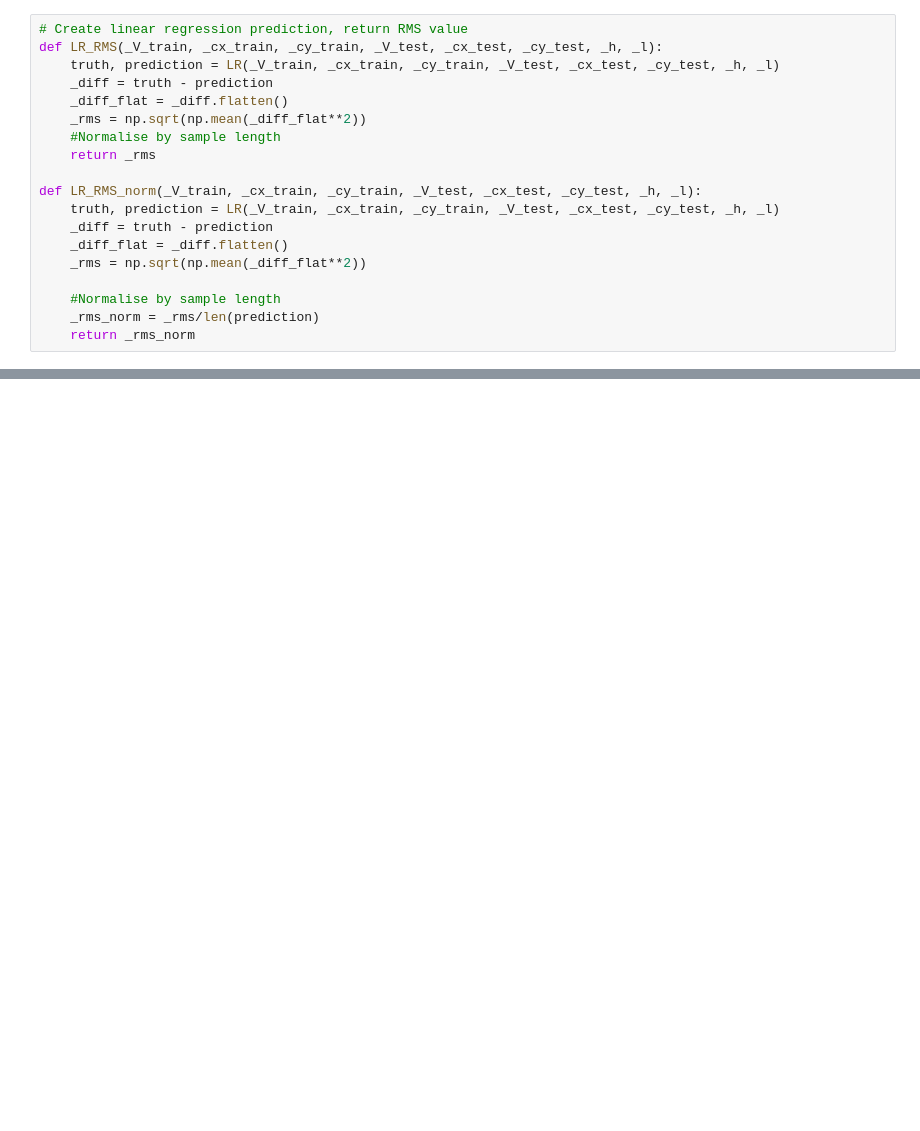
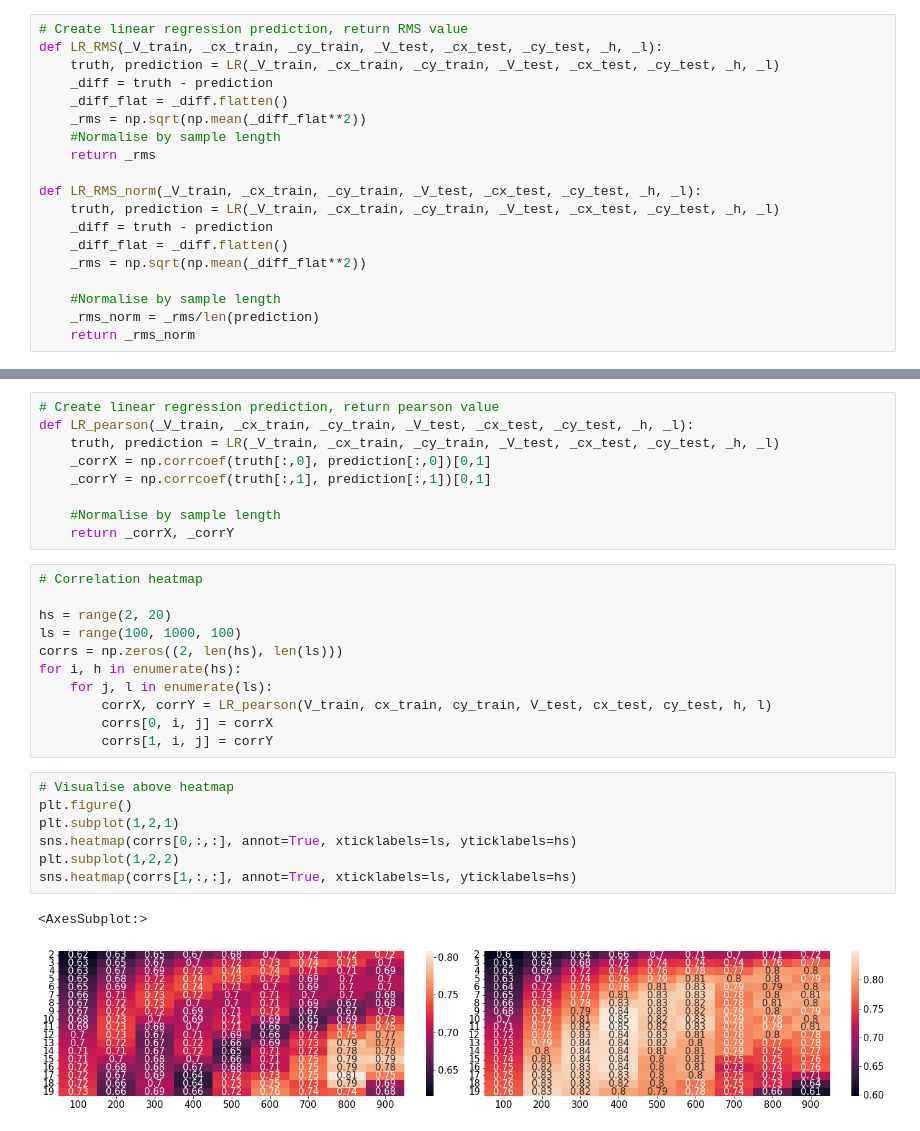
Before and after one commit to rnatarajan98/eCoG_Joystick_Analysis, a Jupyter notebook: GLM.ipynb, the cells around one changed output, grey strips where cells are left out. Drawn from its saved outputs; the diff is of its cells as text; blank space fills up the shorter version.

```diff
--- a/GLM.ipynb
+++ b/GLM.ipynb
@@ -216,0 +232,30 @@ sns.heatmap(rmss, annot=True, xticklabels=ls, yticklabels=hs)
+# %%
+# Create linear regression prediction, return pearson value
+def LR_pearson(_V_train, _cx_train, _cy_train, _V_test, _cx_test, _cy_test, _h, _l):
+    truth, prediction = LR(_V_train, _cx_train, _cy_train, _V_test, _cx_test, _cy_test, _h, _l)
+    _corrX = np.corrcoef(truth[:,0], prediction[:,0])[0,1]
+    _corrY = np.corrcoef(truth[:,1], prediction[:,1])[0,1]
+
+    #Normalise by sample length
+    return _corrX, _corrY
+# %%
+# Correlation heatmap
+
+hs = range(2, 20)
+ls = range(100, 1000, 100)
+corrs = np.zeros((2, len(hs), len(ls)))
+for i, h in enumerate(hs):
+    for j, l in enumerate(ls):
+        corrX, corrY = LR_pearson(V_train, cx_train, cy_train, V_test, cx_test, cy_test, h, l)
+        corrs[0, i, j] = corrX
+        corrs[1, i, j] = corrY
+# %%
+# Visualise above heatmap
+plt.figure()
+plt.subplot(1,2,1)
+sns.heatmap(corrs[0,:,:], annot=True, xticklabels=ls, yticklabels=hs)
+plt.subplot(1,2,2)
+sns.heatmap(corrs[1,:,:], annot=True, xticklabels=ls, yticklabels=hs)
+# %% [output]
+<AxesSubplot:>
+[figure, added]
```
Also changed, not shown: parts of 7 cells of this notebook.
